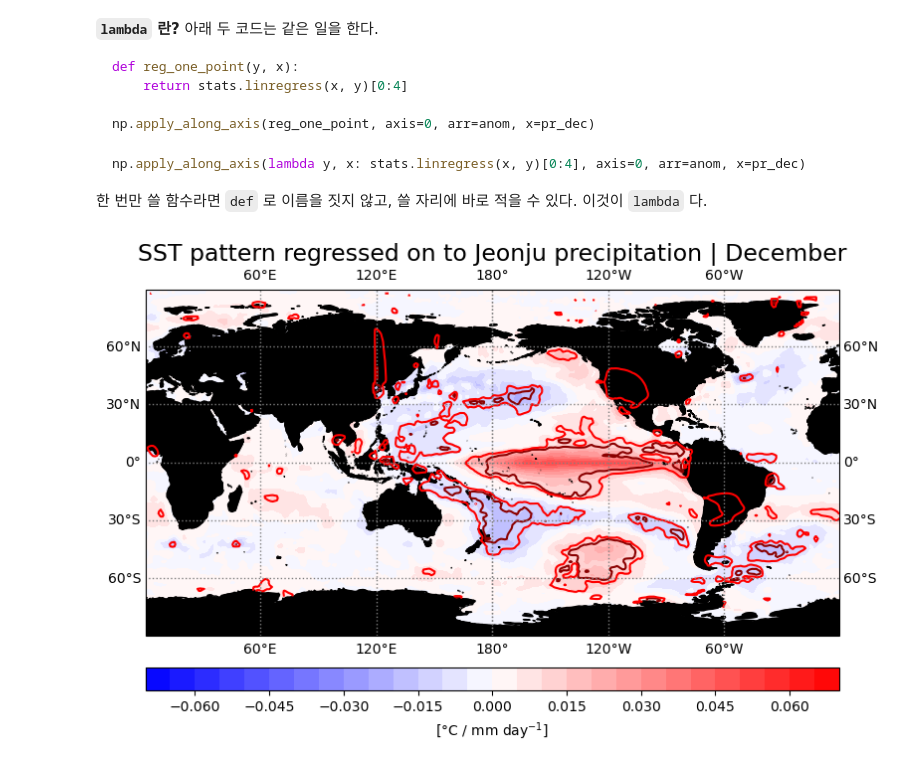
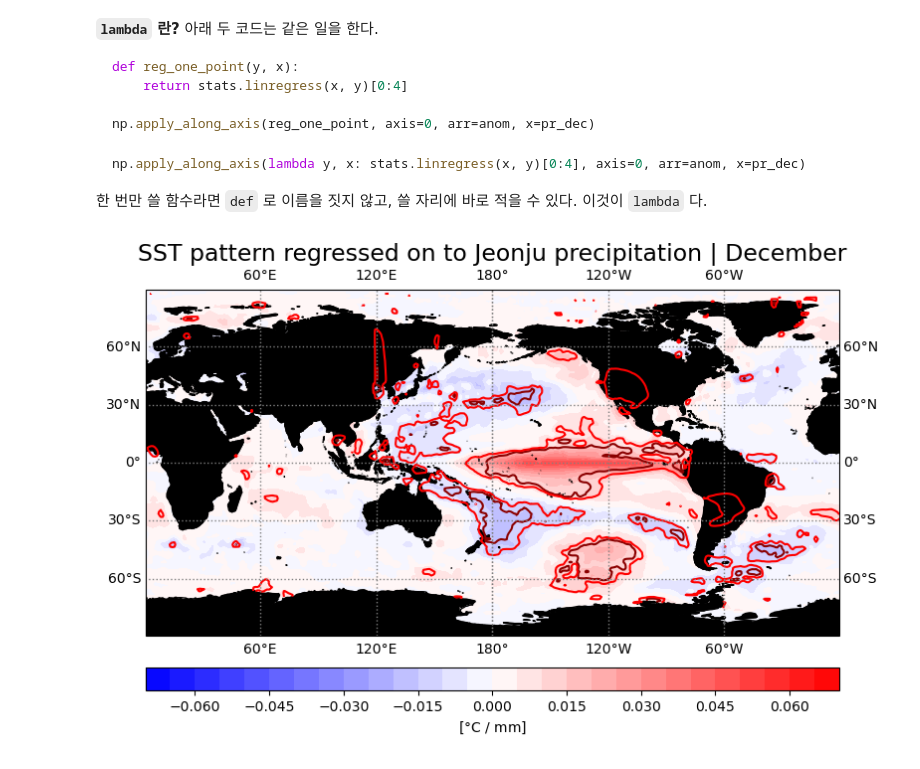
Before and after one commit to climstats/climstat-2026, a Jupyter notebook: notebooks/practice05.ipynb, the cells around one changed output. Cells and saved outputs as stored; diff of their text form; code cells hidden in the pictures.

```diff
--- a/notebooks/practice05.ipynb
+++ b/notebooks/practice05.ipynb
@@ -226,27 +226,27 @@ np.apply_along_axis(lambda y, x: stats.linregress(x, y)[0:4], axis=0, arr=anom,
 # %%
 ##########################  Plotting  ############################
 # ----------- Set Figure  ------------
 fig = plt.figure(figsize=(9,7))   # Figure
 ax = plt.axes(projection = ccrs.PlateCarree(180))   # Axes
 
 # ----------- Plot figure ------------
 lons = anom["lon"]
 lats = anom["lat"]
 
 clevs=np.around(np.arange(-0.07, 0.07, 0.005), 3)
 
 plt.contourf(lons, lats, reg, levels = clevs, cmap='bwr', transform=ccrs.PlateCarree())
-plt.colorbar(orientation = "horizontal", pad=0.06, aspect= 30, label='[$\degree$C / mm day$^{-1}$]')
+plt.colorbar(orientation = "horizontal", pad=0.06, aspect= 30, label='[$\degree$C / mm]')
 plt.contour(lons, lats, pval, levels=[0.01, 0.05], colors=['darkred', 'red'], transform=ccrs.PlateCarree())
 
 # ----------- Set Axes properties  ------------
 ax.set_title('SST pattern regressed on to Jeonju precipitation | December', fontsize=17)
 ax.coastlines()
 ax.gridlines(draw_labels=True, linewidth=1, linestyle=':', color='gray')
 ax.add_feature(cfeature.NaturalEarthFeature('physical', 'land', '50m', edgecolor='face', facecolor='black'))
 
 # ----------- Save plot  ------------
 plt.savefig('jeonju_precip_regression_sst_dec.png')
 plt.show()
 # %% [output]
-[figure, old version]
+[figure, new version]
```
Also changed, not shown: parts of 2 cells of this notebook, 1 other file.
